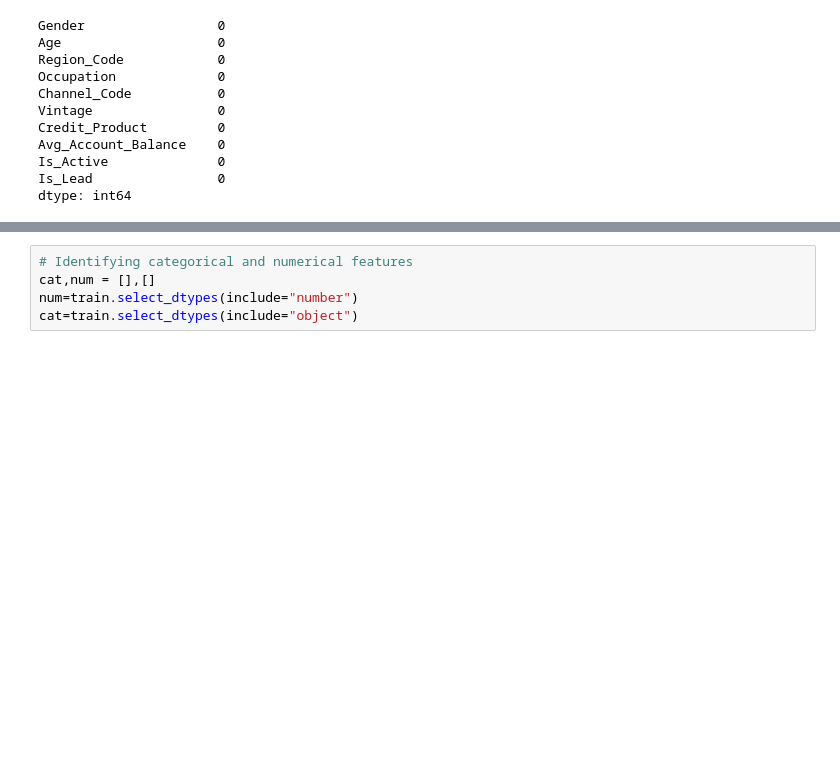
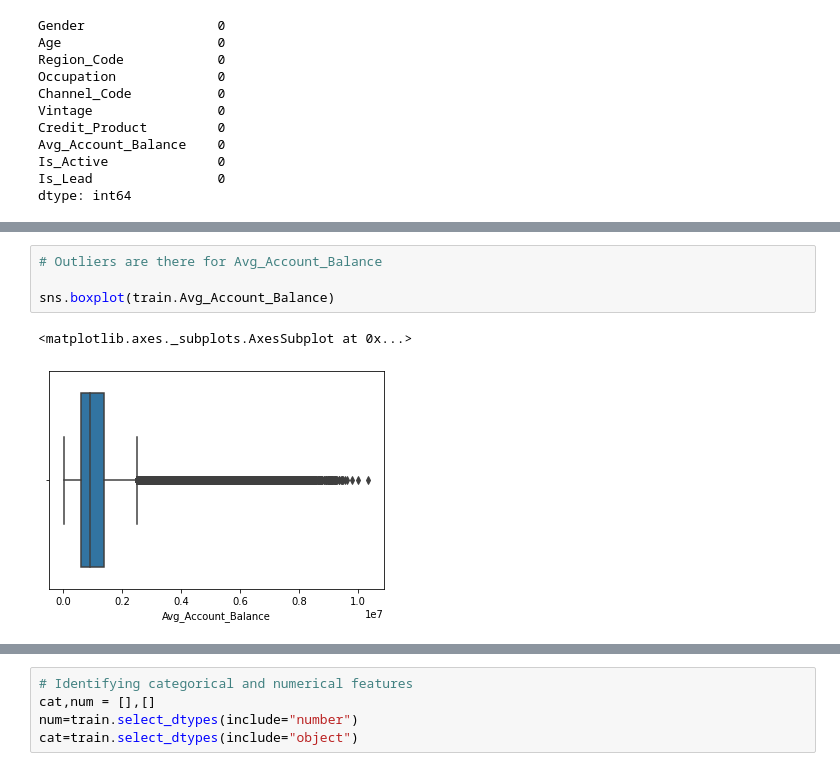
Before and after one commit to Aditk23/CreditCardLeadPrediction, a Jupyter notebook: data_cleaning.ipynb, the cells around one changed output, grey strips where cells are left out. Cells and saved outputs as stored; diff of their text form; blank space fills up the shorter version.

```diff
--- a/data_cleaning.ipynb
+++ b/data_cleaning.ipynb
@@ -139,0 +141,7 @@ dtype: int64
+# %%
+# Outliers are there for Avg_Account_Balance
+
+sns.boxplot(train.Avg_Account_Balance)
+# %% [output]
+<matplotlib.axes._subplots.AxesSubplot at 0x...>
+[figure, added]
```
Also changed, not shown: parts of 14 cells of this notebook.
